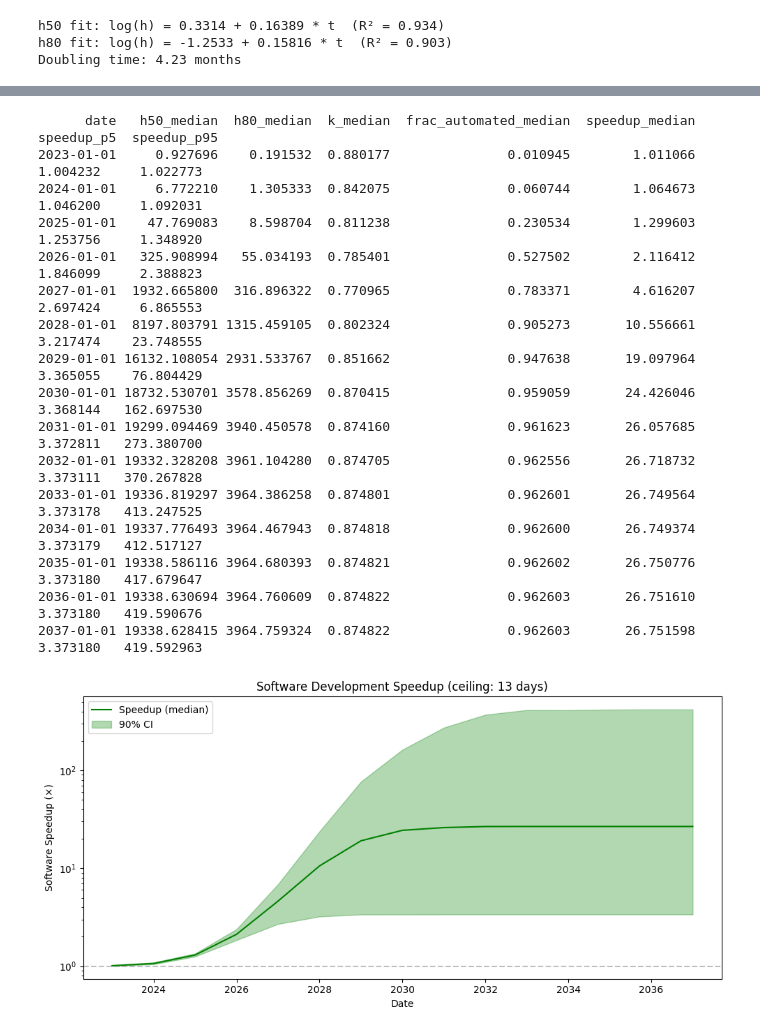
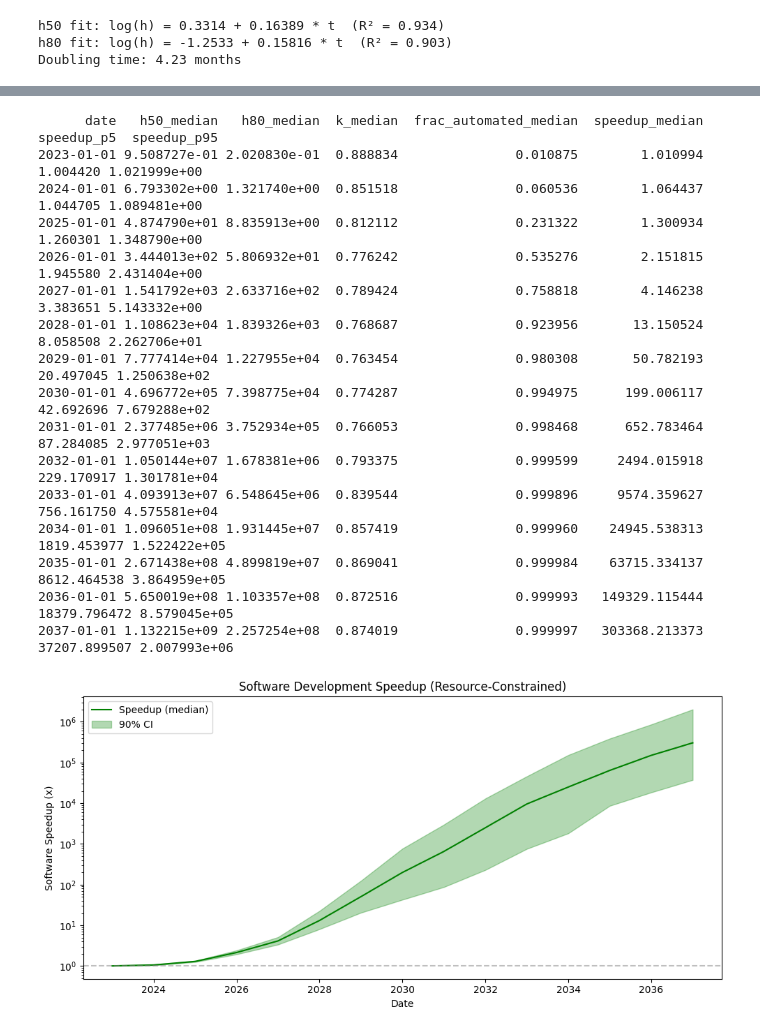
Before and after one commit to danwahl/robotics-2037, a Jupyter notebook: main.ipynb, the cells around one changed output, grey strips where cells are left out. Drawn from its saved outputs; the diff is of its cells as text; code cells hidden in the pictures.

Commit message:
Fix ceiling plot sentinel values and wire constraints into METR model
Co-Authored-By: Claude Opus 4.6 (1M context) <noreply@anthropic.com>

```diff
--- a/main.ipynb
+++ b/main.ipynb
@@ -179,14 +214,12 @@ task_durations = sw_task_distribution @ n_tasks
 total_volume = np.sum(task_durations)
 
 rows = []
-for d, t in zip(dates, t_months):
-    # Sample horizons once per date
+for idx_t, (d, t) in enumerate(zip(dates, t_months)):
+    ceiling = ceiling_matrix[idx_t, :]
     h50, h80 = fit.sample_horizons(t, n=n_samples, ceiling=ceiling)
     k = np.log(0.25) / np.log(h80 / h50)
 
     for i in range(n_samples):
-        # Compute expected automated volume using success probability curve
-        # Numerically stable calculation
         log_ratio = k[i] * np.log(task_durations / h50[i])
         log_ratio = np.clip(log_ratio, -50, 50)
         probs = 1 / (1 + np.exp(log_ratio))
@@ -194,20 +227,17 @@ for d, t in zip(dates, t_months):
         frac_automated = automated_volume / total_volume
         speedup = 1 / (1 - frac_automated)
 
-        rows.append(
-            {
-                "date": d,
-                "h50": h50[i],
-                "h80": h80[i],
-                "k": k[i],
-                "frac_automated": frac_automated,
-                "speedup": speedup,
-            }
-        )
+        rows.append({
+            "date": d,
+            "h50": h50[i],
+            "h80": h80[i],
+            "k": k[i],
+            "frac_automated": frac_automated,
+            "speedup": speedup,
+        })
 
 results = pd.DataFrame(rows)
 
-# Summarize by year
 summary = (
     results.groupby("date")
     .agg(
@@ -224,49 +254,43 @@ summary = (
 
 print(summary.to_string(index=False))
 # %% [output]
-      date   h50_median  h80_median  k_median  frac_automated_median  speedup_median  speedup_p5  speedup_p95
-2023-01-01     0.927696    0.191532  0.880177               0.010945        1.011066    1.004232     1.022773
-2024-01-01     6.772210    1.305333  0.842075               0.060744        1.064673    1.046200     1.092031
-2025-01-01    47.769083    8.598704  0.811238               0.230534        1.299603    1.253756     1.348920
-2026-01-01   325.908994   55.034193  0.785401               0.527502        2.116412    1.846099     2.388823
-2027-01-01  1932.665800  316.896322  0.770965               0.783371        4.616207    2.697424     6.865553
-2028-01-01  8197.803791 1315.459105  0.802324               0.905273       10.556661    3.217474    23.748555
-2029-01-01 16132.108054 2931.533767  0.851662               0.947638       19.097964    3.365055    76.804429
-2030-01-01 18732.530701 3578.856269  0.870415               0.959059       24.426046    3.368144   162.697530
-2031-01-01 19299.094469 3940.450578  0.874160               0.961623       26.057685    3.372811   273.380700
-2032-01-01 19332.328208 3961.104280  0.874705               0.962556       26.718732    3.373111   370.267828
-2033-01-01 19336.819297 3964.386258  0.874801               0.962601       26.749564    3.373178   413.247525
-2034-01-01 19337.776493 3964.467943  0.874818               0.962600       26.749374    3.373179   412.517127
-2035-01-01 19338.586116 3964.680393  0.874821               0.962602       26.750776    3.373180   417.679647
-2036-01-01 19338.630694 3964.760609  0.874822               0.962603       26.751610    3.373180   419.590676
-2037-01-01 19338.628415 3964.759324  0.874822               0.962603       26.751598    3.373180   419.592963
+      date   h50_median   h80_median  k_median  frac_automated_median  speedup_median   speedup_p5  speedup_p95
+2023-01-01 9.508727e-01 2.020830e-01  0.888834               0.010875        1.010994     1.004420 1.021999e+00
+2024-01-01 6.793302e+00 1.321740e+00  0.851518               0.060536        1.064437     1.044705 1.089481e+00
+2025-01-01 4.874790e+01 8.835913e+00  0.812112               0.231322        1.300934     1.260301 1.348790e+00
+2026-01-01 3.444013e+02 5.806932e+01  0.776242               0.535276        2.151815     1.945580 2.431404e+00
+2027-01-01 1.541792e+03 2.633716e+02  0.789424               0.758818        4.146238     3.383651 5.143332e+00
+2028-01-01 1.108623e+04 1.839326e+03  0.768687               0.923956       13.150524     8.058508 2.262706e+01
+2029-01-01 7.777414e+04 1.227955e+04  0.763454               0.980308       50.782193    20.497045 1.250638e+02
+2030-01-01 4.696772e+05 7.398775e+04  0.774287               0.994975      199.006117    42.692696 7.679288e+02
+2031-01-01 2.377485e+06 3.752934e+05  0.766053               0.998468      652.783464    87.284085 2.977051e+03
+2032-01-01 1.050144e+07 1.678381e+06  0.793375               0.999599     2494.015918   229.170917 1.301781e+04
+2033-01-01 4.093913e+07 6.548645e+06  0.839544               0.999896     9574.359627   756.161750 4.575581e+04
+2034-01-01 1.096051e+08 1.931445e+07  0.857419               0.999960    24945.538313  1819.453977 1.522422e+05
+2035-01-01 2.671438e+08 4.899819e+07  0.869041               0.999984    63715.334137  8612.464538 3.864959e+05
+2036-01-01 5.650019e+08 1.103357e+08  0.872516               0.999993   149329.115444 18379.796472 8.579045e+05
+2037-01-01 1.132215e+09 2.257254e+08  0.874019               0.999997   303368.213373 37207.899507 2.007993e+06
 # %%
 fig, ax = plt.subplots(figsize=(10, 5))
 
 ax.plot(summary["date"], summary["speedup_median"], "g-", label="Speedup (median)")
 ax.fill_between(
     summary["date"],
     summary["speedup_p5"],
     summary["speedup_p95"],
     alpha=0.3,
     color="green",
     label="90% CI",
 )
 ax.set_yscale("log")
 ax.set_xlabel("Date")
-ax.set_ylabel("Software Speedup (×)")
-
-title = "Software Development Speedup"
-if ceiling is not None:
-    ceil_val = ceiling if isinstance(ceiling, (int, float)) else np.median(ceiling)
-    title += f" (ceiling: {ceil_val / 60 / 24:.0f} days)"
-ax.set_title(title)
-
+ax.set_ylabel("Software Speedup (x)")
+ax.set_title("Software Development Speedup (Resource-Constrained)")
 ax.legend(loc="upper left")
 ax.axhline(y=1, color="gray", linestyle="--", alpha=0.5)
 
 plt.tight_layout()
 plt.show()
 # %% [output]
-[figure, old version]
+[figure, new version]
 # %%
```
Also changed, not shown: parts of 7 cells of this notebook, 1 other file.
